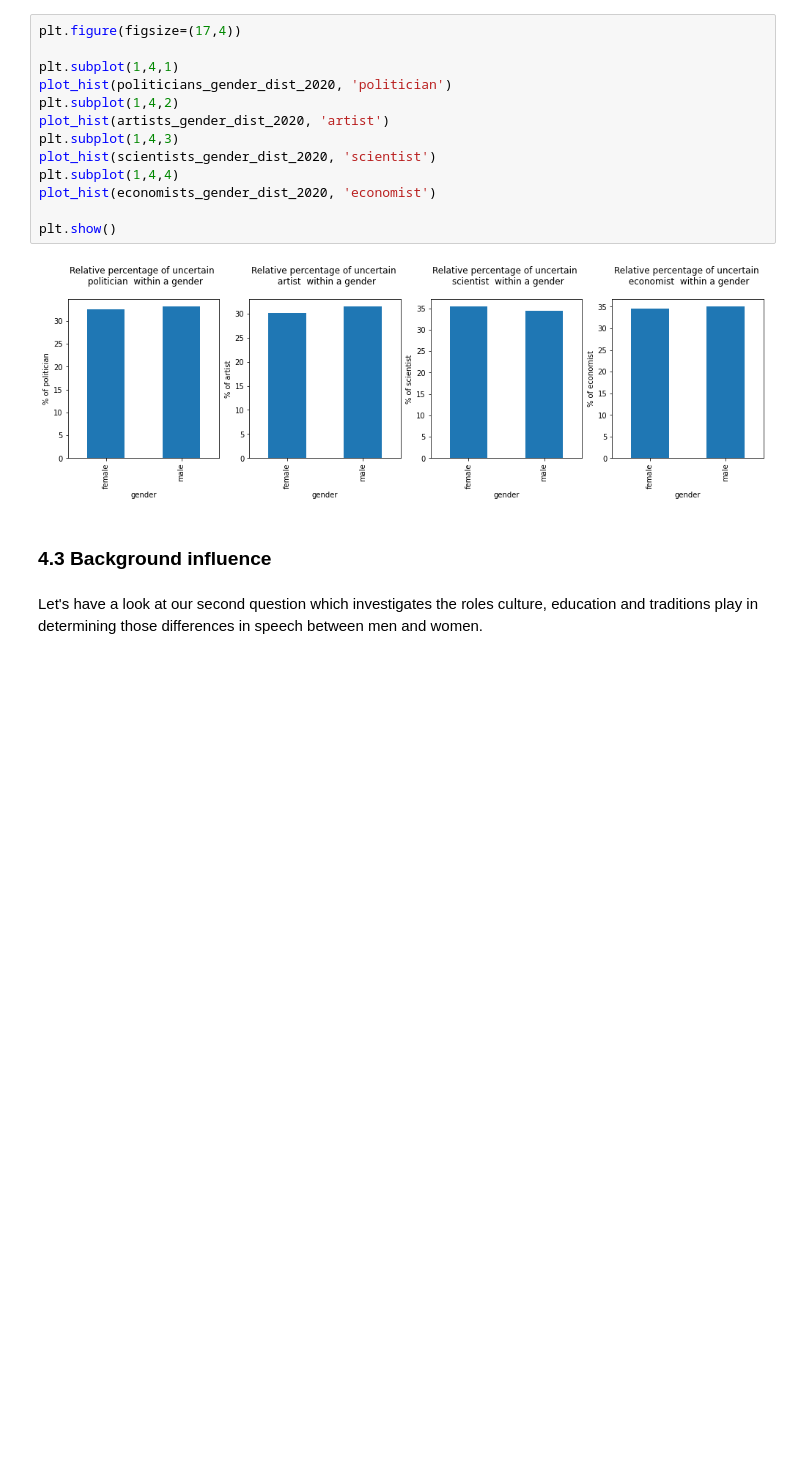
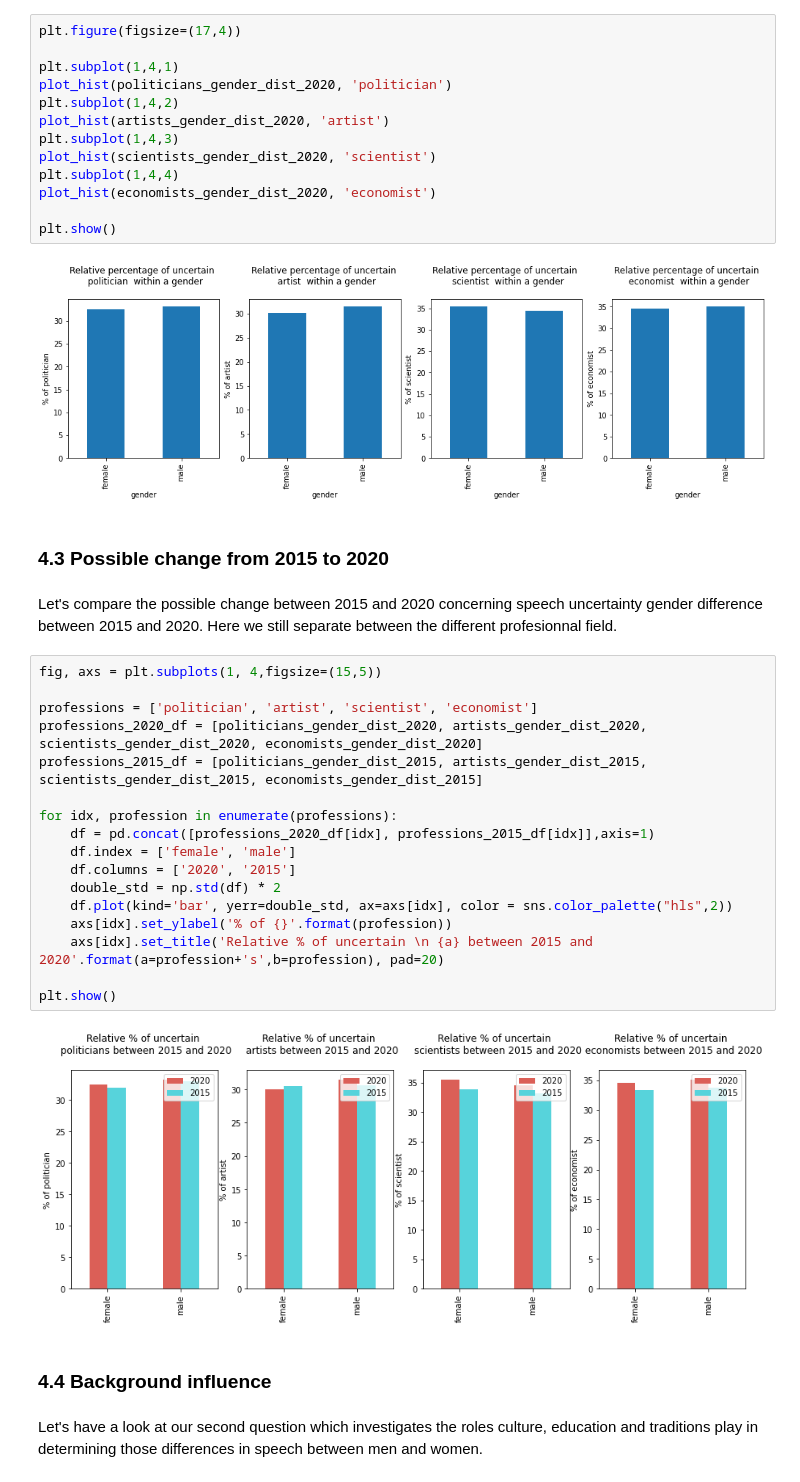
Before and after one commit to coraliegrobel/ada-2021-project-sv4ever, a Jupyter notebook: ada_main.ipynb, the cells around one changed output. Saved outputs shown, nothing was run; the diff lists cells and outputs as text; blank space fills up the shorter version.

```diff
--- a/ada_main.ipynb
+++ b/ada_main.ipynb
@@ -641,8 +642,31 @@ plot_hist(economists_gender_dist_2020, 'economist')
 plt.show()
 # %% [output]
 [figure]
+# %% [markdown]
+### 4.3 Possible change from 2015 to 2020 <a name="4.4"></a>
+# %% [markdown]
+Let's compare the possible change between 2015 and 2020 concerning speech uncertainty gender difference between 2015 and 2020. Here we still separate between the different profesionnal field.
+# %%
+fig, axs = plt.subplots(1, 4,figsize=(15,5))
+
+professions = ['politician', 'artist', 'scientist', 'economist']
+professions_2020_df = [politicians_gender_dist_2020, artists_gender_dist_2020, scientists_gender_dist_2020, economists_gender_dist_2020]
+professions_2015_df = [politicians_gender_dist_2015, artists_gender_dist_2015, scientists_gender_dist_2015, economists_gender_dist_2015]
+
+for idx, profession in enumerate(professions):
+    df = pd.concat([professions_2020_df[idx], professions_2015_df[idx]],axis=1)
+    df.index = ['female', 'male']
+    df.columns = ['2020', '2015']
+    double_std = np.std(df) * 2
+    df.plot(kind='bar', yerr=double_std, ax=axs[idx], color = sns.color_palette("hls",2))
+    axs[idx].set_ylabel('% of {}'.format(profession))
+    axs[idx].set_title('Relative % of uncertain \n {a} between 2015 and 2020'.format(a=profession+'s',b=profession), pad=20)
+
+plt.show()
+# %% [output]
+[figure, added]
 # %% [markdown]
-### 4.3 Background influence <a name="4.3"></a>
+### 4.4 Background influence <a name="4.3"></a>
 # %% [markdown]
 Let's have a look at our second question which investigates the roles culture, education and traditions play in determining those differences in speech between men and women.
 # %%
```
Also changed, not shown: parts of 5 cells of this notebook.
